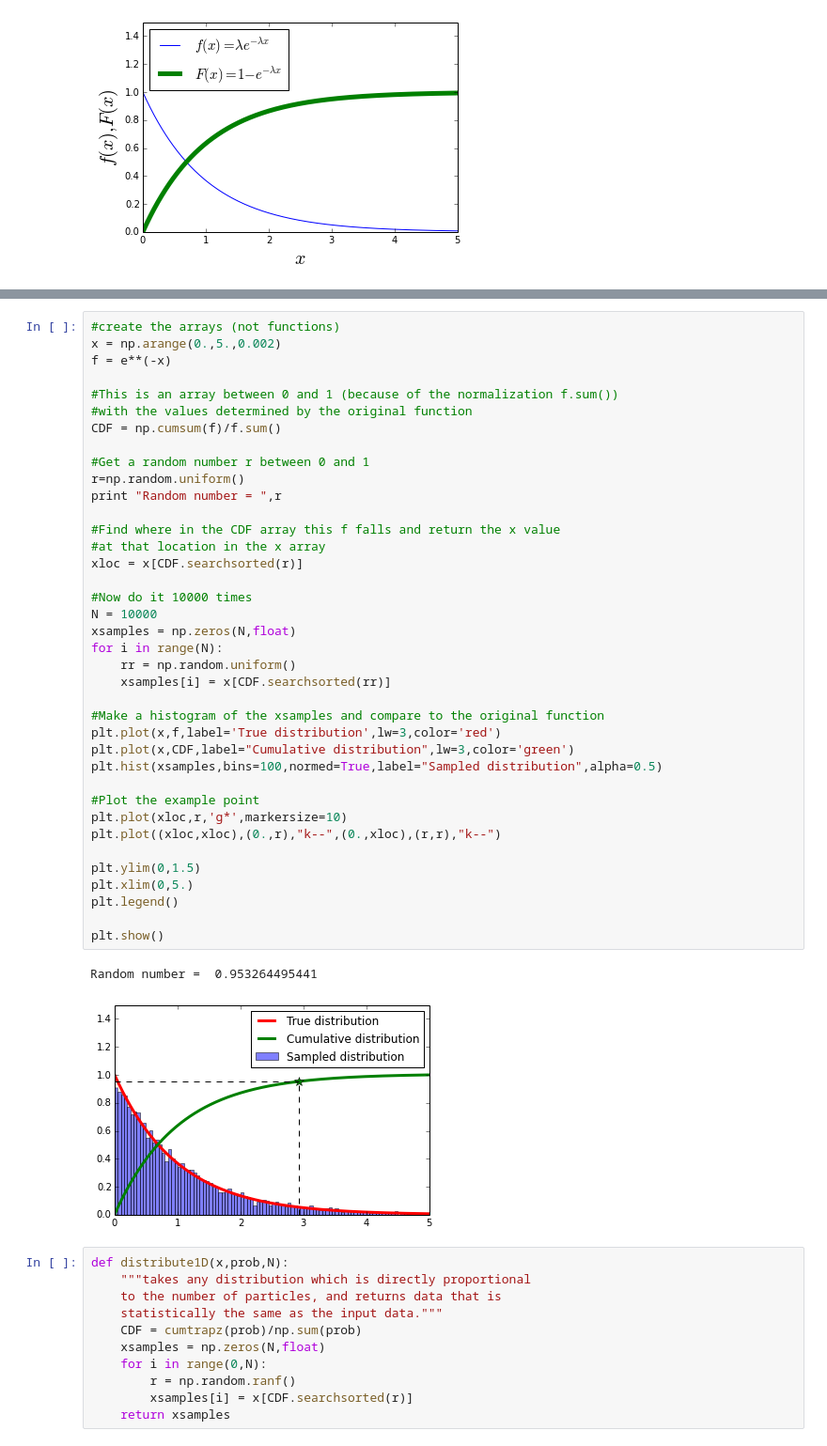
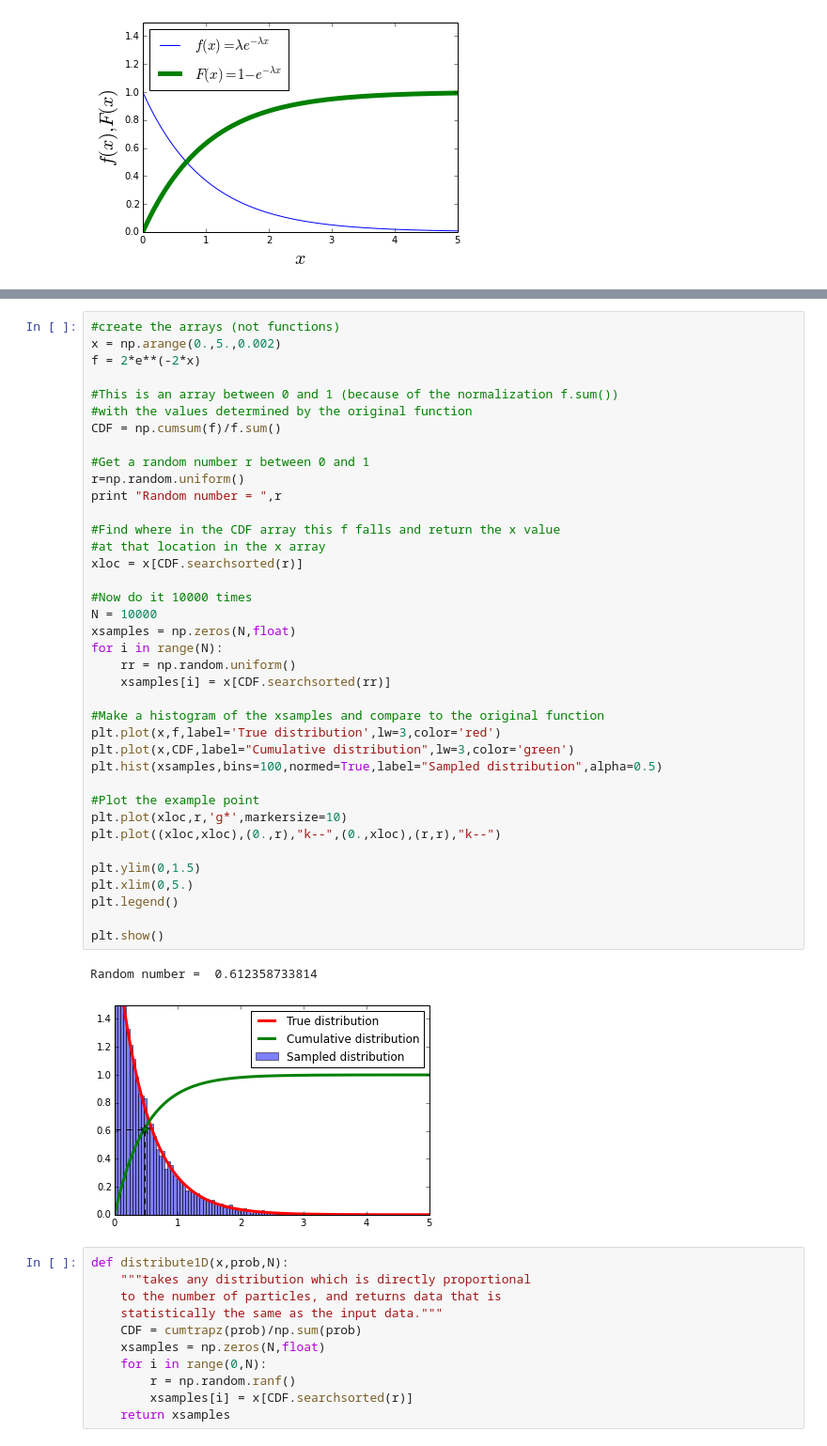
Before and after one commit to jparke08/PHYS202-S14, a Jupyter notebook: SciPy/RandomAndMCTour.ipynb, the cells around one changed output, grey strips where cells are left out. Shown at 94% size. Drawn from its saved outputs; the diff is of its cells as text.

```diff
--- a/SciPy/RandomAndMCTour.ipynb
+++ b/SciPy/RandomAndMCTour.ipynb
@@ -179,7 +179,7 @@ plt.show()
 # %%
 #create the arrays (not functions)
 x = np.arange(0.,5.,0.002)
-f = e**(-x)
+f = 2*e**(-2*x)
 
 #This is an array between 0 and 1 (because of the normalization f.sum())
 #with the values determined by the original function
@@ -188,35 +188,35 @@ CDF = np.cumsum(f)/f.sum()
 #Get a random number r between 0 and 1
 r=np.random.uniform()
 print "Random number = ",r
 
 #Find where in the CDF array this f falls and return the x value
 #at that location in the x array
 xloc = x[CDF.searchsorted(r)]
 
 #Now do it 10000 times
 N = 10000
 xsamples = np.zeros(N,float)
 for i in range(N):
     rr = np.random.uniform()
     xsamples[i] = x[CDF.searchsorted(rr)]
 
 #Make a histogram of the xsamples and compare to the original function
 plt.plot(x,f,label='True distribution',lw=3,color='red')
 plt.plot(x,CDF,label="Cumulative distribution",lw=3,color='green')
 plt.hist(xsamples,bins=100,normed=True,label="Sampled distribution",alpha=0.5)
 
 #Plot the example point
 plt.plot(xloc,r,'g*',markersize=10)
 plt.plot((xloc,xloc),(0.,r),"k--",(0.,xloc),(r,r),"k--")
 
 plt.ylim(0,1.5)
 plt.xlim(0,5.)
 plt.legend()
 
 plt.show()
 # %% [output]
-Random number =  0.953264495441
+Random number =  0.612358733814
-[figure, old version]
+[figure, new version]
 # %%
 def distribute1D(x,prob,N):
     """takes any distribution which is directly proportional
```
Also changed, not shown: parts of 9 cells of this notebook, 1 other file.
